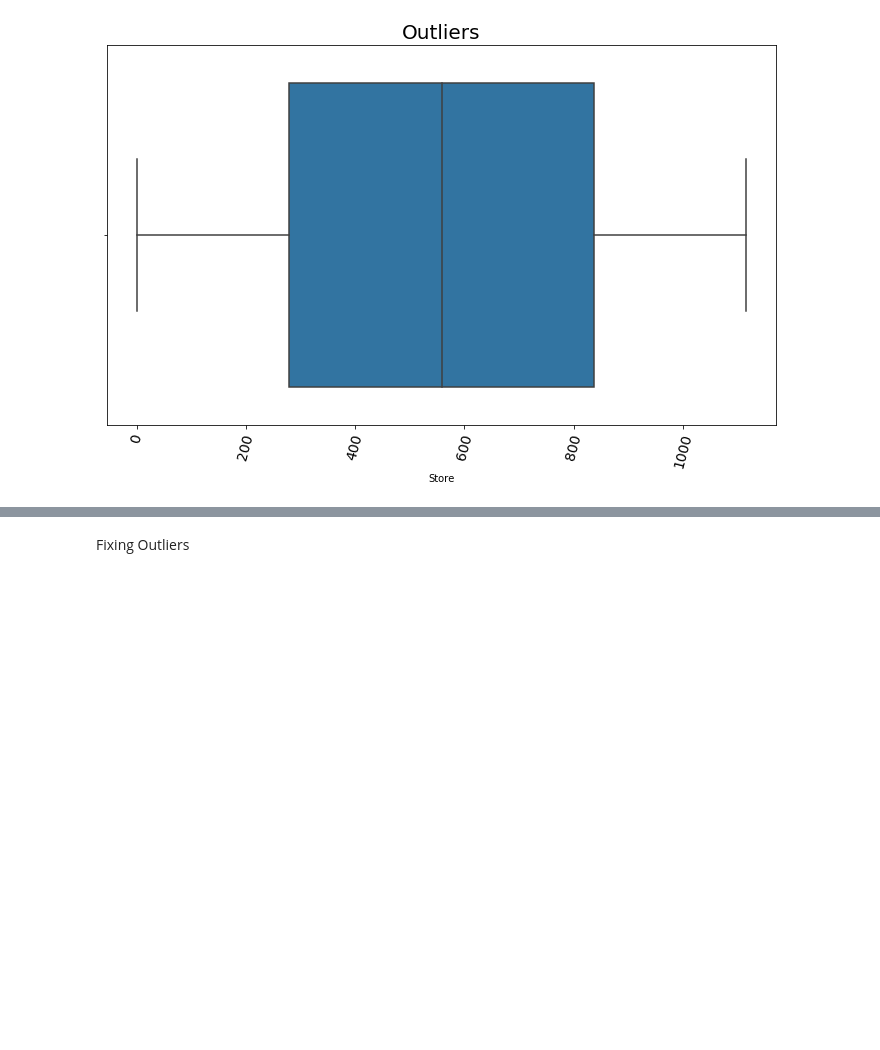
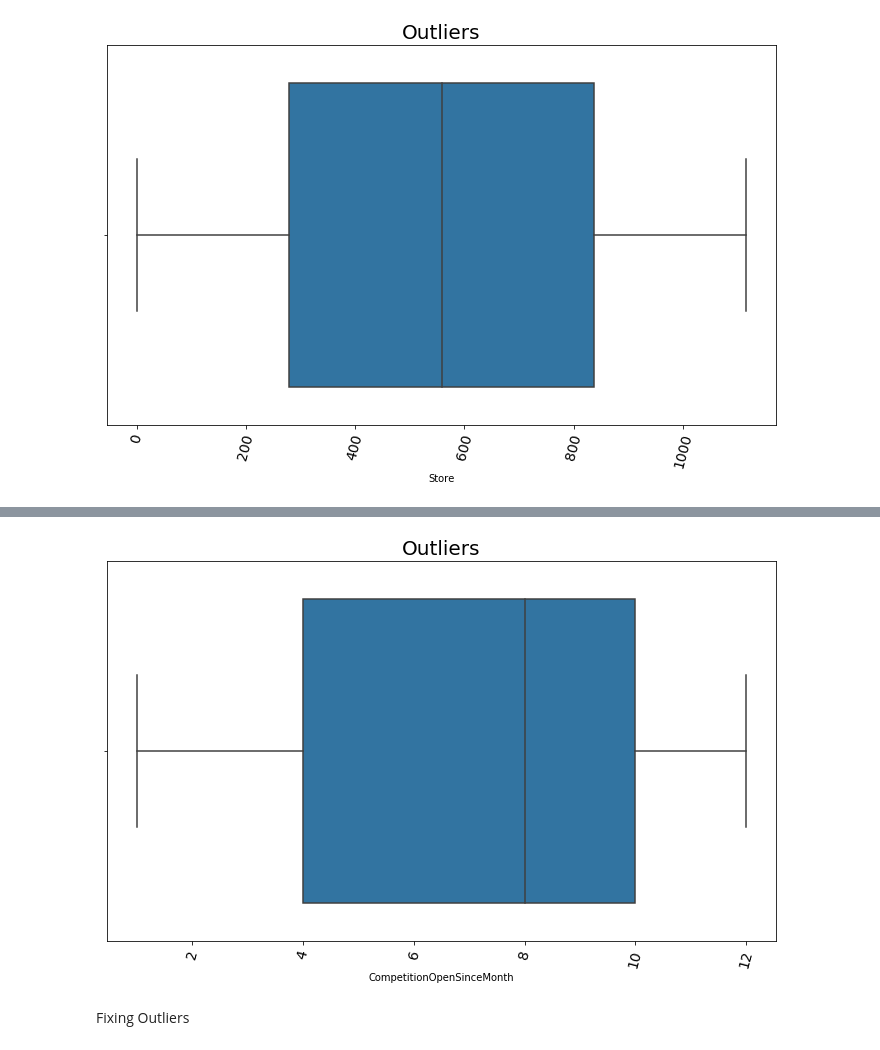
Before and after one commit to BirhanuGebisa/Pharmaceutical_sales_prediction, a Jupyter notebook: notebooks/preprocessing.ipynb, the cells around one changed output, grey strips where cells are left out. Cells and saved outputs as stored; diff of their text form; code cells hidden in the pictures; blank space fills up the shorter version.

```diff
--- a/notebooks/preprocessing.ipynb
+++ b/notebooks/preprocessing.ipynb
@@ -152,5 +158,7 @@ exploration.plot_box(store_data, 'Promo2', 'Outliers')
 # %%
-exploration.plot_box(store_data, 'CompetitionOpenSinceMonth', 'Outliers')
+visualize.plot_box(store_df, 'CompetitionOpenSinceMonth', 'Outliers')
+# %% [output]
+[figure, added]
 # %% [markdown]
 Fixing Outliers
 # %%
```
Also changed, not shown: parts of 11 cells of this notebook.
